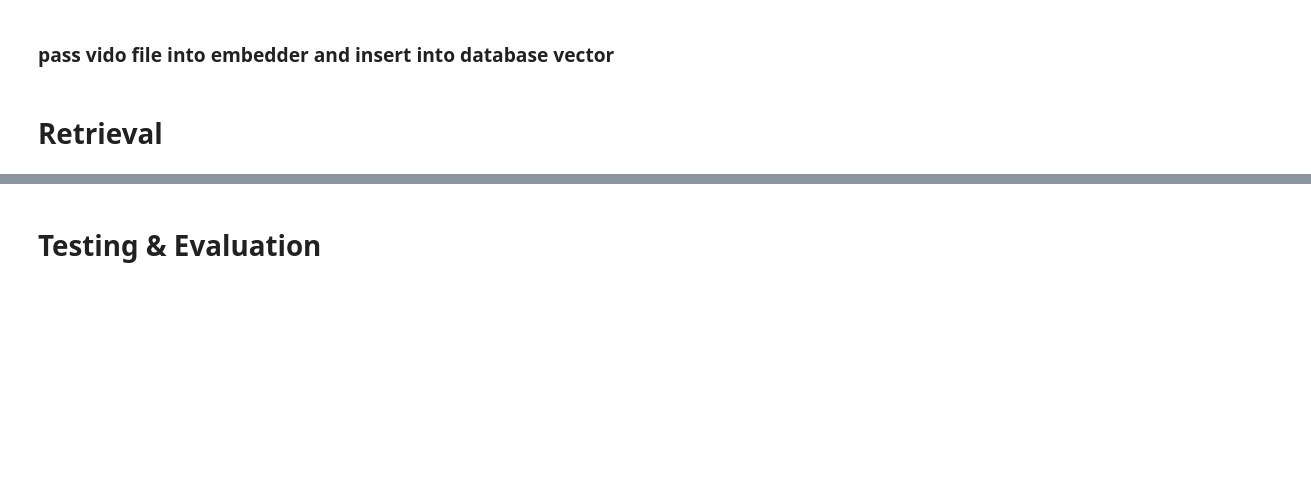
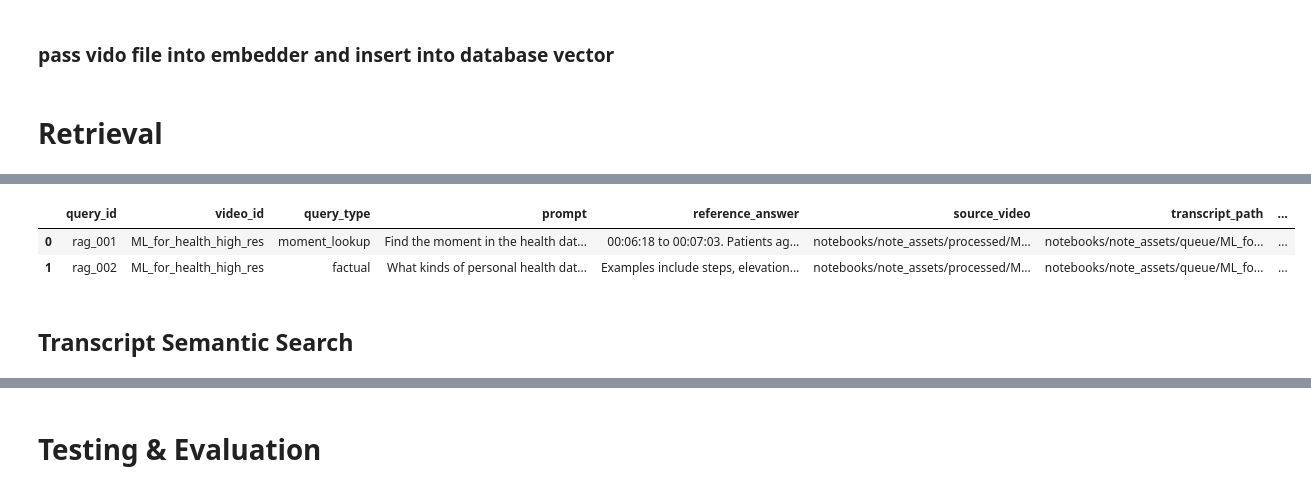
Before and after one commit to keimomo/Multimodal-Content-Retrival-, a Jupyter notebook: notebooks/MM_embedding.ipynb, the cells around one changed output, grey strips where cells are left out. Cells and saved outputs as stored; diff of their text form; code cells hidden in the pictures; blank space fills up the shorter version.

Commit message:
commit -m LLM integration v1. simple semantic serach comp

```diff
--- a/notebooks/MM_embedding.ipynb
+++ b/notebooks/MM_embedding.ipynb
@@ -392,0 +418,13 @@ Score: 0.8277 | Time: 3122.67–3152.67s | Clip: 104 |Video: 222c72dd-8207-42dd-
+# %%
+# load evaluation data
+import pandas as pd
+path = Path("./rag_test_queries.csv")
+eval = pd.read_csv(path)
+
+eval.head(2)
+# %% [output]
+|  | query_id | video_id | query_type | prompt | reference_answer | source_video | transcript_path | ... |
+| 0 | rag_001 | ML_for_health_high_res | moment_lookup | Find the moment in the health dat... | 00:06:18 to 00:07:03. Patients ag... | notebooks/note_assets/processed/M... | notebooks/note_assets/queue/ML_fo... | ... |
+| 1 | rag_002 | ML_for_health_high_res | factual | What kinds of personal health dat... | Examples include steps, elevation... | notebooks/note_assets/processed/M... | notebooks/note_assets/queue/ML_fo... | ... |
+# %% [markdown]
+## Transcript Semantic Search
```
Also changed, not shown: parts of 35 cells of this notebook.
